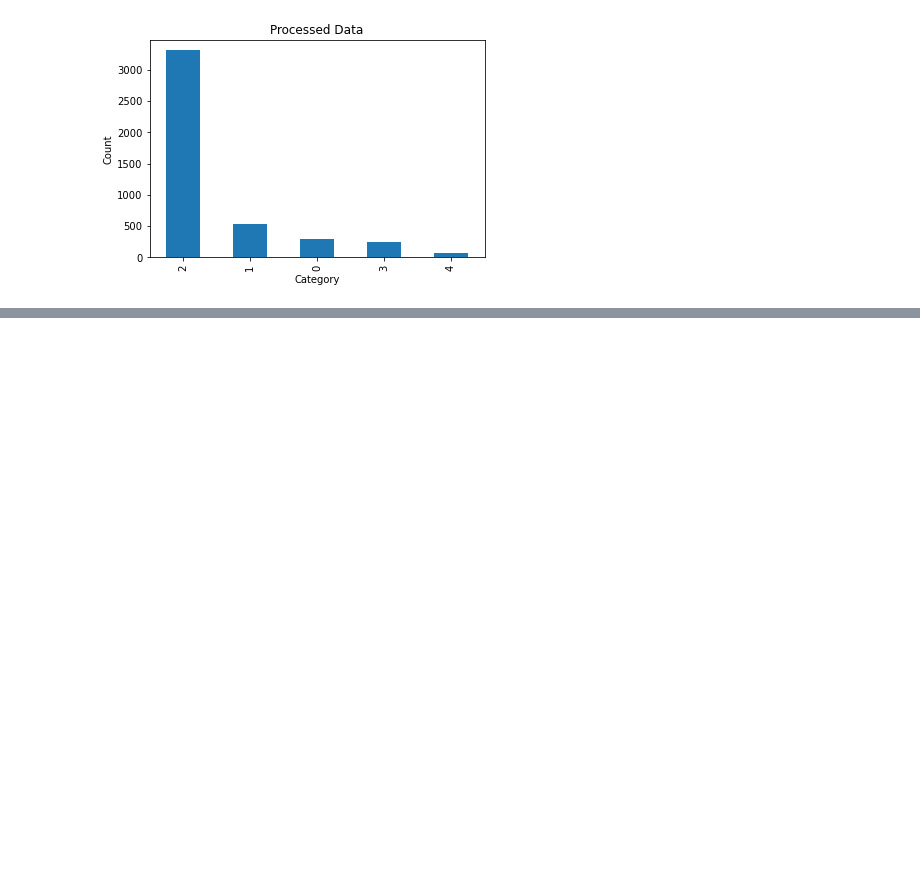
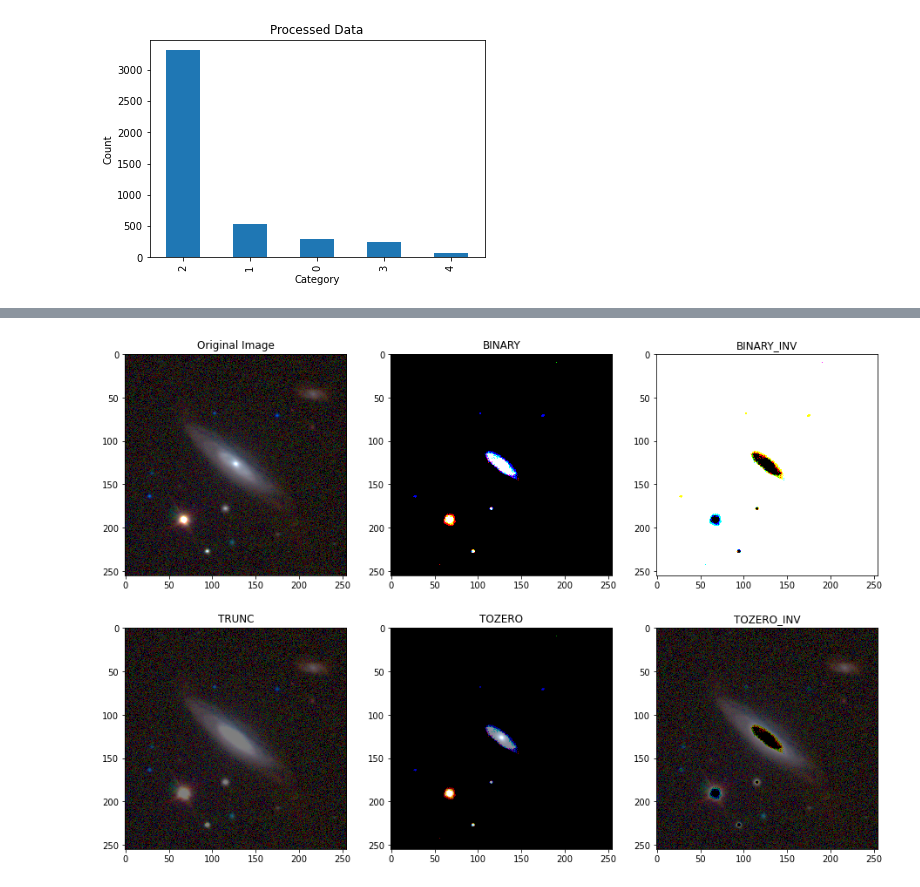
Before and after one commit to frankmaayn/galaxy_computer_vision_with_EFIGI_data, a Jupyter notebook: Notebooks/Dataset-exploration.ipynb, the cells around one changed output, grey strips where cells are left out. Saved outputs shown, nothing was run; the diff lists cells and outputs as text; code cells hidden in the pictures; blank space fills up the shorter version.

```diff
--- a/Notebooks/Dataset-exploration.ipynb
+++ b/Notebooks/Dataset-exploration.ipynb
@@ -60,0 +58,26 @@ efigi_features_2key_column_names = list(efigi_features_2key.columns)
+# %%
+#Try out thresholding
+img = cv.imread('../../galaxy_computer_vision_with_EFIGI_data/images/PGC0000212.png',1)
+
+
+ret,th1 = cv.threshold(img,127,255,cv.THRESH_BINARY)
+ret,th2 = cv.threshold(img,127,255,cv.THRESH_BINARY_INV)
+ret,th3 = cv.threshold(img,127,255,cv.THRESH_TRUNC)
+ret,th4 = cv.threshold(img,127,255,cv.THRESH_TOZERO)
+ret,th5 = cv.threshold(img,127,255,cv.THRESH_TOZERO_INV)
+
+titles = ['Original Image', 'BINARY', 'BINARY_INV', 'TRUNC', 'TOZERO', 'TOZERO_INV']
+images = [img, th1, th2, th3, th4, th5]
+
+fig, ax = plt.subplots(2,3)
+index = 0
+for i in range(2):
+    for j in range(3):
+        if index < 6:
+            ax[i,j].imshow(images[index])
+            ax[i,j].set_title(titles[index])
+            index = index +1
+plt.subplots_adjust(left = 1, bottom=2, right=3, top=4)
+plt.show()
+# %% [output]
+[figure, added]
```
Also changed, not shown: parts of 4 cells of this notebook.
